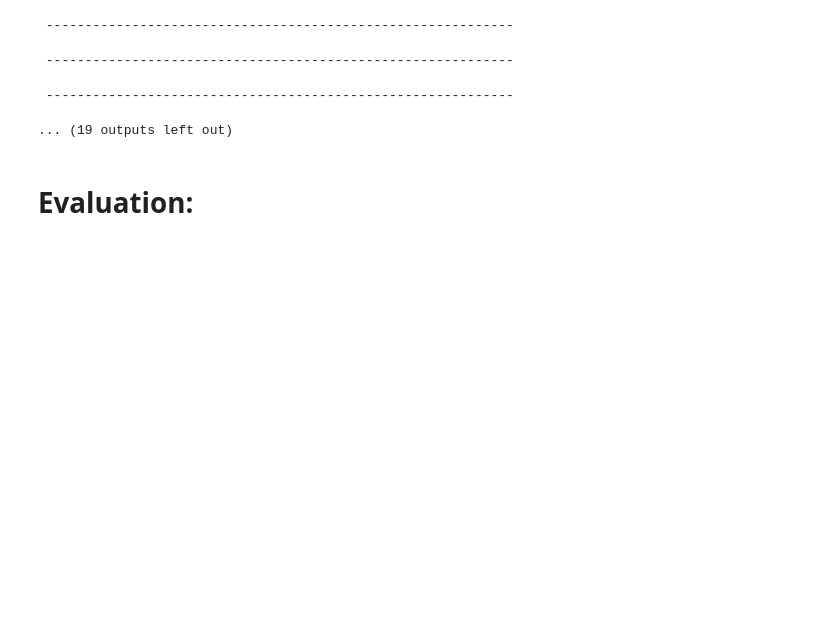
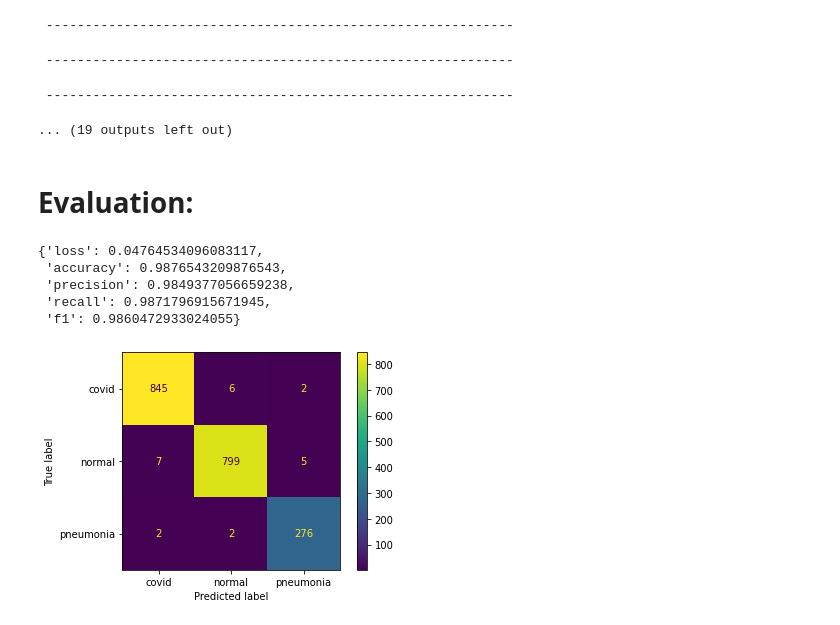
Before and after one commit to a80-abbasi/Covid-Modelling-Project, a Jupyter notebook: Covid_Classficiation.ipynb, the cells around one changed output. Drawn from its saved outputs; the diff is of its cells as text; code cells hidden in the pictures; blank space fills up the shorter version.

Commit message:
added results

```diff
--- a/Covid_Classficiation.ipynb
+++ b/Covid_Classficiation.ipynb
@@ -829,3 +829,23 @@ def evaluate(model, loaders, names, metrics):
         print()
 # %%
 evaluate(model, [test_loader, val_loader, train_loader], ['Test', 'Val', 'Train'], metrics=metrics)
+# %%
+from sklearn.metrics import accuracy_score, precision_score, recall_score, f1_score, confusion_matrix, ConfusionMatrixDisplay
+
+average_policy = 'macro'
+metrics = {'accuracy': accuracy_score, 'precision': lambda y1, y2: precision_score(y1, y2, average=average_policy),
+           'recall': lambda y1, y2: recall_score(y1, y2, average=average_policy),
+           'f1': lambda y1, y2: f1_score(y1, y2, average=average_policy),
+           'confusion_matrix': confusion_matrix}
+# %%
+test_results = validate(model, test_loader, criterion, metrics=metrics)
+disp = ConfusionMatrixDisplay(test_results.pop('confusion_matrix'), display_labels=dataset.label_names)
+disp.plot()
+test_results
+# %% [output]
+{'loss': 0.04764534096083117,
+ 'accuracy': 0.9876543209876543,
+ 'precision': 0.9849377056659238,
+ 'recall': 0.9871796915671945,
+ 'f1': 0.9860472933024055}
+[figure, added]
```
Also changed, not shown: parts of 2 cells of this notebook.
